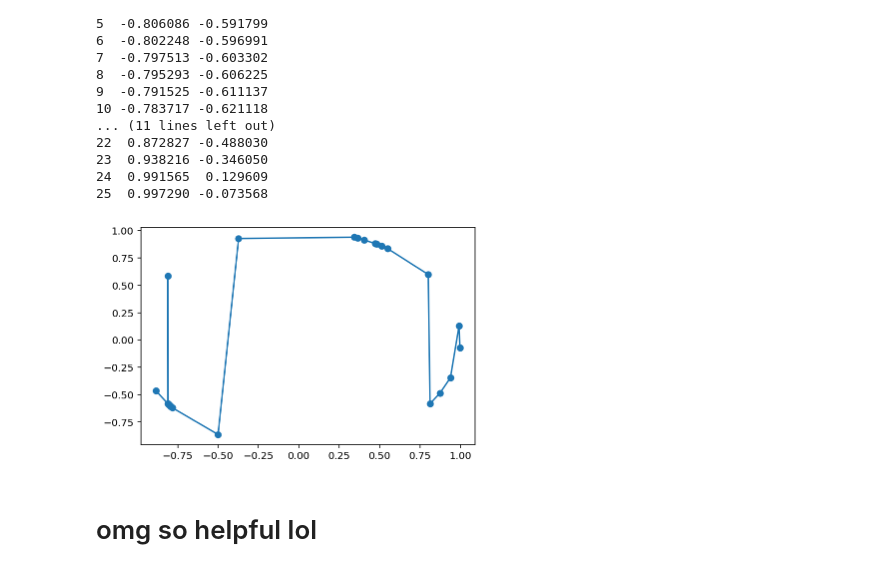
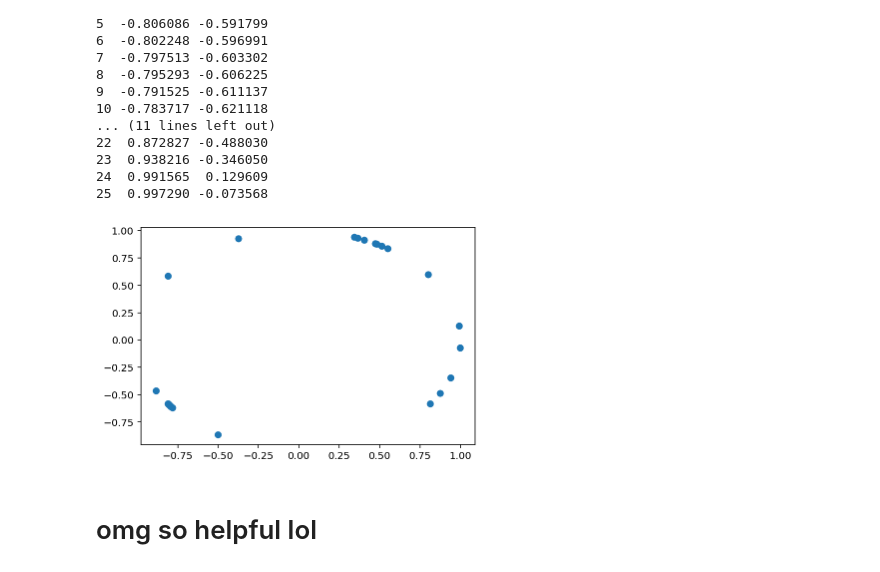
Before and after one commit to MikeySweetman/Rewriting-Best_Practices, a Jupyter notebook: notebooks/messin and goofin.ipynb, the cells around one changed output. Cells and saved outputs as stored; diff of their text form; code cells hidden in the pictures.

```diff
--- a/notebooks/messin and goofin.ipynb
+++ b/notebooks/messin and goofin.ipynb
@@ -271,13 +271,13 @@ print(df2)
 # %%
 xxx = df2["x"]
 yyy = df2["y"]
 
 plt.scatter(xxx,yyy)
-plt.plot(xxx,yyy)
+#plt.plot(xxx,yyy)
 
 plt.show()
 # %% [output]
-[figure, old version]
+[figure, new version]
 # %% [markdown]
 # omg so helpful lol
 # %% [markdown]
```
Also changed, not shown: parts of 1 cell of this notebook, 2 other files.
